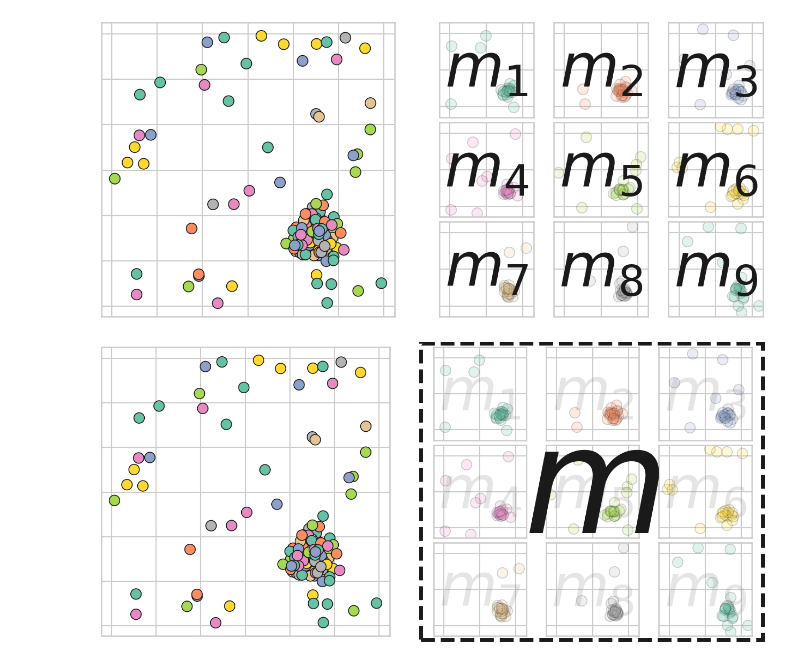
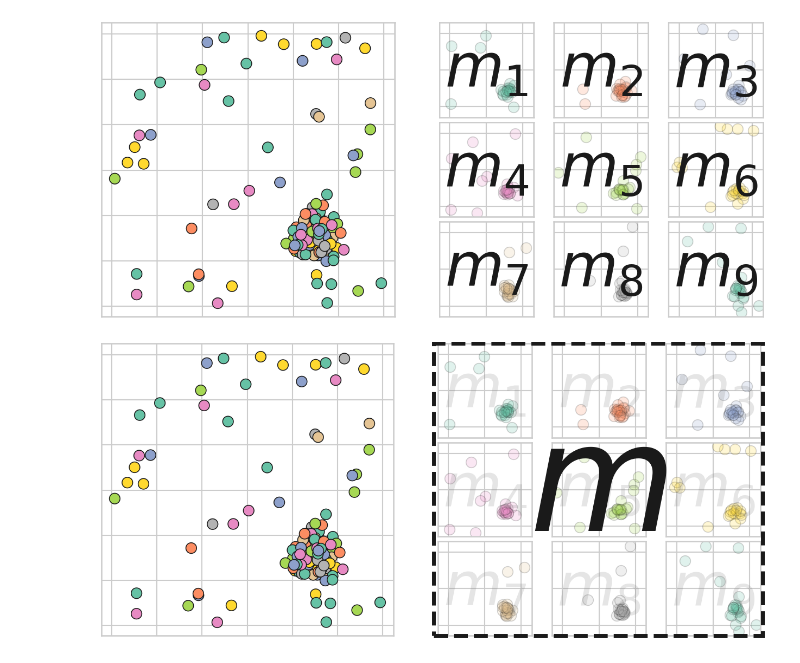
Before and after one commit to onixlas/phd-2025-anomaly-detection, a Jupyter notebook: ensemble.ipynb, the cells around one changed output. Cells and saved outputs as stored; diff of their text form; code cells hidden in the pictures.

Commit message:
Fix resoultion for ensemble plots

```diff
--- a/ensemble.ipynb
+++ b/ensemble.ipynb
@@ -8,6 +8,8 @@ import seaborn as sns
 import matplotlib.pyplot as plt
 # %%
 np.random.seed(42)
+# %%
+FIG_SIZE = (16, 7)
 # %%
 DPI = 300
 # %%
@@ -49,8 +51,15 @@ for i, index in enumerate(split_indices):
     samples.append(data.iloc[index].copy())
 # %% [markdown]
 ## Plots
+# %%
+SAVE_KWARGS = {
+    'bbox_inches': 'tight',
+    'transparent': True,
+    'dpi': DPI,
+    'pad_inches': 0.1  # Фиксированный отступ
+}
 # %%
-fig = plt.figure(figsize=(16, 7))
+fig = plt.figure(figsize=FIG_SIZE)
 gs = fig.add_gridspec(3, 4, width_ratios=[1., 0.3, 0.3, 0.3])
 
 palette = sns.color_palette('Set2', n_colors=len(samples))
@@ -108,11 +117,11 @@ plt.subplots_adjust(
     hspace=0.05
 )
 
-plt.savefig("images/ensembles_data.png", transparent=True, dpi=DPI)
+plt.savefig("images/ensembles_data.png", **SAVE_KWARGS)
 # %% [output]
 [figure]
 # %%
-fig = plt.figure(figsize=(16, 7))
+fig = plt.figure(figsize=FIG_SIZE)
 gs = fig.add_gridspec(3, 4, width_ratios=[1., 0.3, 0.3, 0.3])
 
 
@@ -180,11 +189,11 @@ plt.subplots_adjust(
     hspace=0.05
 )
 
-plt.savefig("images/ensembles_separate_models.png", transparent=True, dpi=DPI)
+plt.savefig("images/ensembles_separate_models.png", **SAVE_KWARGS)
 # %% [output]
 [figure]
 # %%
-fig = plt.figure(figsize=(16, 7))
+fig = plt.figure(figsize=FIG_SIZE)
 gs = fig.add_gridspec(3, 4, width_ratios=[1., 0.3, 0.3, 0.3])
 
 
@@ -245,39 +254,39 @@ for i, sample in enumerate(samples):
     ax.set_aspect('equal')
 
 # Вычисляем границы прямоугольника с учетом всех правых графиков
-x0 = min(ax.get_position().x0 for ax in right_plots) - 0.01
-x1 = max(ax.get_position().x1 for ax in right_plots) + 0.01
-y0 = min(ax.get_position().y0 for ax in right_plots) - 0.01
-y1 = max(ax.get_position().y1 for ax in right_plots) + 0.01
+x0 = min(ax.get_position().x0 for ax in right_plots)
+x1 = max(ax.get_position().x1 for ax in right_plots)
+y0 = min(ax.get_position().y0 for ax in right_plots)
+y1 = max(ax.get_position().y1 for ax in right_plots)
 
 # Рисуем прямоугольник на Figure (не на Axes)
 rect = plt.Rectangle(
     (x0, y0), x1-x0, y1-y0,
     transform=fig.transFigure,
     linewidth=5, edgecolor='k', facecolor='none',
     linestyle='--', zorder=0
 )
 fig.patches.append(rect)
 
 # Добавляем одну большую букву M в центре прямоугольника
 center_x = (x0 + x1) / 2
 center_y = (y0 + y1) / 2
 fig.text(
     center_x, center_y, '$m$',
     fontsize=200,
     ha='center', va='center',
     color='k', alpha=1.,
     zorder=1
 )
 
 # Настройка отступов
 plt.subplots_adjust(
     left=0.1,
     right=0.9,
     wspace=0.05,
     hspace=0.05
 )
 
-plt.savefig("images/ensembles_one_model.png", transparent=True, dpi=DPI)
+plt.savefig("images/ensembles_one_model.png", bbox_extra_artists=[], **SAVE_KWARGS)
 # %% [output]
-[figure, old version]
+[figure, new version]
```
Also changed, not shown: 3 other files.
